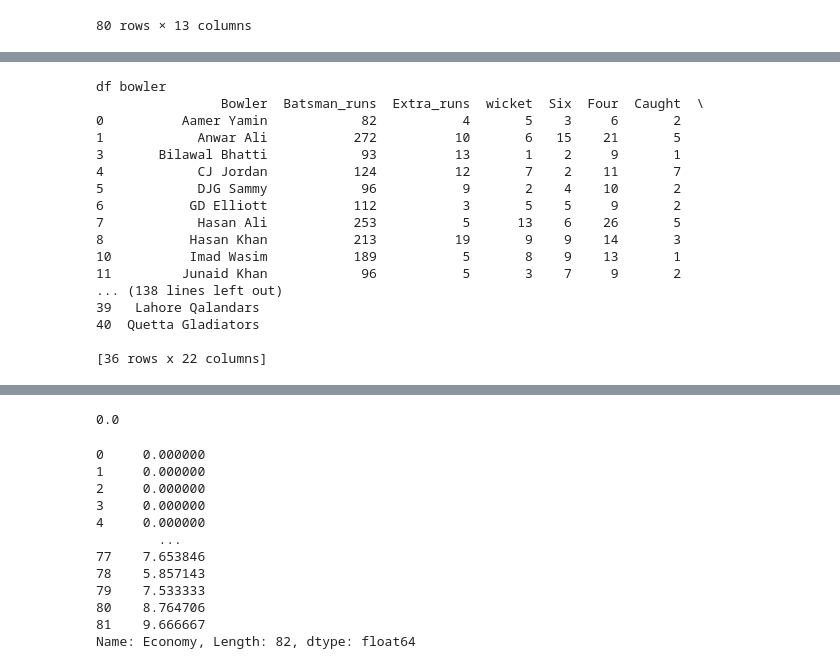
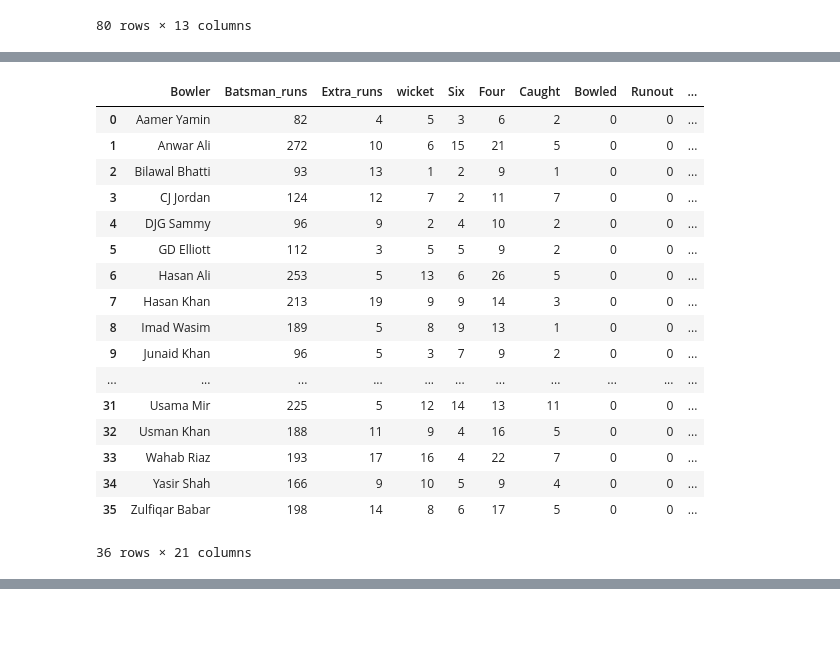
Before and after one commit to a3nath/PSLVisualisation, a Jupyter notebook: code/PSLcode.ipynb, the cells around one changed output, grey strips where cells are left out. Cells and saved outputs as stored; diff of their text form; code cells hidden in the pictures; blank space fills up the shorter version.

```diff
--- a/code/PSLcode.ipynb
+++ b/code/PSLcode.ipynb
@@ -767,40 +767,45 @@ df_bowler_summ = pd.merge(df_bowl_Avg_Tot.loc[df_bowl_Avg_Tot['TotalDeliveries']
 df_bowler_summ['Runs_sq'] = 0
 df_bowler_summ['Matches_played'] = 0
 for i in range(len(df_bowler_summ)):
-    for j in range(len(df_bowler_summ)):
-        if df_bowler_summ.iloc[i]['Bowler'] == df_bowler_summ.iloc[j]['Bowler']:
-            df_bowler_summ['Runs_sq'].iloc[i] += (df_bowler_summ.iloc[j]['Batsman_runs'] +  df_bowler_summ.iloc[j]['Extra_runs'])**2
+    for j in range(len(df_bowl_match)):
+        if df_bowler_summ.iloc[i]['Bowler'] == df_bowl_match.iloc[j]['Bowler']:
+            df_bowler_summ['Runs_sq'].iloc[i] += (df_bowl_match.iloc[j]['Batsman_runs'] +  df_bowl_match.iloc[j]['Extra_runs'])**2
             df_bowler_summ['Matches_played'].iloc[i] += 1
 
-TotAvgRuns = df_bowler_summ['AvgBatsman_runs']+df_bowler_summ['AvgExtra_runs']
+AvgRuns = df_bowler_summ['AvgBatsman_runs']+df_bowler_summ['AvgExtra_runs']
 NumberMatches = df_bowler_summ['Matches_played']
-df_bowler_summ['Var'] =
-    (
-        df_bowler_summ['Runs_sq'] - (NumberMatches*(TotAvgRuns**2))
-    )/(NumberMatches -1)
+
+df_bowler_summ['Var'] = 0
+
+for i in range(len(df_bowler_summ)):
+    if NumberMatches.loc[i] > 0:
+        df_bowler_summ["Var"].loc[i] = (df_bowler_summ['Runs_sq'].loc[i] - NumberMatches.loc[i]*(AvgRuns.loc[i]**2))/(NumberMatches.loc[i] - 1)
 
 
 
 df_bowler = pd.merge(df_bowler_summ, df[['Bowler', 'Bowling_team']].drop_duplicates(keep = 'first'), on = 'Bowler')
 df_bowler.dropna(inplace=True)
-# %% [output]
-df bowler
-                Bowler  Batsman_runs  Extra_runs  wicket  Six  Four  Caught  \
-0          Aamer Yamin            82           4       5    3     6       2
-1            Anwar Ali           272          10       6   15    21       5
-3       Bilawal Bhatti            93          13       1    2     9       1
-4            CJ Jordan           124          12       7    2    11       7
-5            DJG Sammy            96           9       2    4    10       2
-6           GD Elliott           112           3       5    5     9       2
-7            Hasan Ali           253           5      13    6    26       5
-8           Hasan Khan           213          19       9    9    14       3
-10          Imad Wasim           189           5       8    9    13       1
-11         Junaid Khan            96           5       3    7     9       2
-... (138 lines left out)
-39   Lahore Qalandars
-40  Quetta Gladiators
-
-[36 rows x 22 columns]
+# %%
+df_bowler_summ
+# %% [output]
+|  | Bowler | Batsman_runs | Extra_runs | wicket | Six | Four | Caught | Bowled | Runout | ... |
+| 0 | Aamer Yamin | 82 | 4 | 5 | 3 | 6 | 2 | 0 | 0 | ... |
+| 1 | Anwar Ali | 272 | 10 | 6 | 15 | 21 | 5 | 0 | 0 | ... |
+| 2 | Bilawal Bhatti | 93 | 13 | 1 | 2 | 9 | 1 | 0 | 0 | ... |
+| 3 | CJ Jordan | 124 | 12 | 7 | 2 | 11 | 7 | 0 | 0 | ... |
+| 4 | DJG Sammy | 96 | 9 | 2 | 4 | 10 | 2 | 0 | 0 | ... |
+| 5 | GD Elliott | 112 | 3 | 5 | 5 | 9 | 2 | 0 | 0 | ... |
+| 6 | Hasan Ali | 253 | 5 | 13 | 6 | 26 | 5 | 0 | 0 | ... |
+| 7 | Hasan Khan | 213 | 19 | 9 | 9 | 14 | 3 | 0 | 0 | ... |
+| 8 | Imad Wasim | 189 | 5 | 8 | 9 | 13 | 1 | 0 | 0 | ... |
+| 9 | Junaid Khan | 96 | 5 | 3 | 7 | 9 | 2 | 0 | 0 | ... |
+| ... | ... | ... | ... | ... | ... | ... | ... | ... | ... | ... |
+| 31 | Usama Mir | 225 | 5 | 12 | 14 | 13 | 11 | 0 | 0 | ... |
+| 32 | Usman Khan | 188 | 11 | 9 | 4 | 16 | 5 | 0 | 0 | ... |
+| 33 | Wahab Riaz | 193 | 17 | 16 | 4 | 22 | 7 | 0 | 0 | ... |
+| 34 | Yasir Shah | 166 | 9 | 10 | 5 | 9 | 4 | 0 | 0 | ... |
+| 35 | Zulfiqar Babar | 198 | 14 | 8 | 6 | 17 | 5 | 0 | 0 | ... |
+36 rows × 21 columns
 # %%
 quadrant_chart(
     x=df_bowler['Economy'],
@@ -1061,22 +1053,3 @@ def awardingMetric():
 # dfscore[Strike_rate + str('Rank')] = dfscore[Strike_rate].map(lambda x: awardingMetric(x))
 # dfscore[TotalRuns + str('Rank')] = dfscore[TotalRuns].map(lambda x: awardingMetric(x))
 # dfscore[h + str('Rank')] = dfscore[h].map(lambda x: greaterh(x))
-# %%
-np.quantile(dfscore['Economy'],0.55)
-# %% [output]
-0.0
-# %%
-dfscore['Economy']
-# %% [output]
-0     0.000000
-1     0.000000
-2     0.000000
-3     0.000000
-4     0.000000
-        ...
-77    7.653846
-78    5.857143
-79    7.533333
-80    8.764706
-81    9.666667
-Name: Economy, Length: 82, dtype: float64
```
Also changed, not shown: parts of 4 cells of this notebook.
